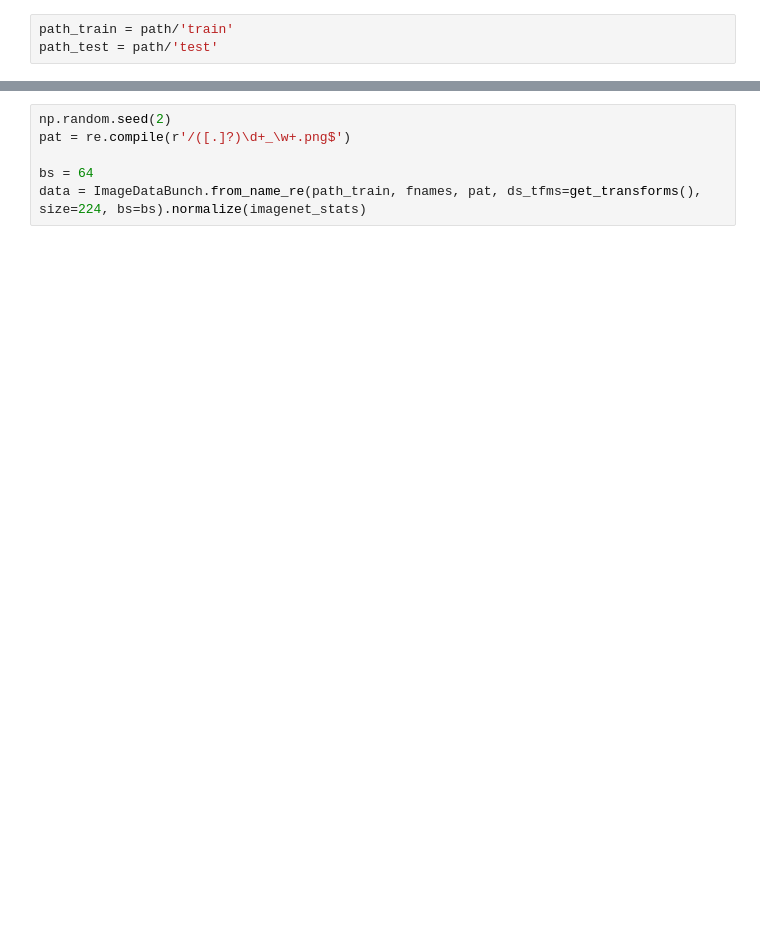
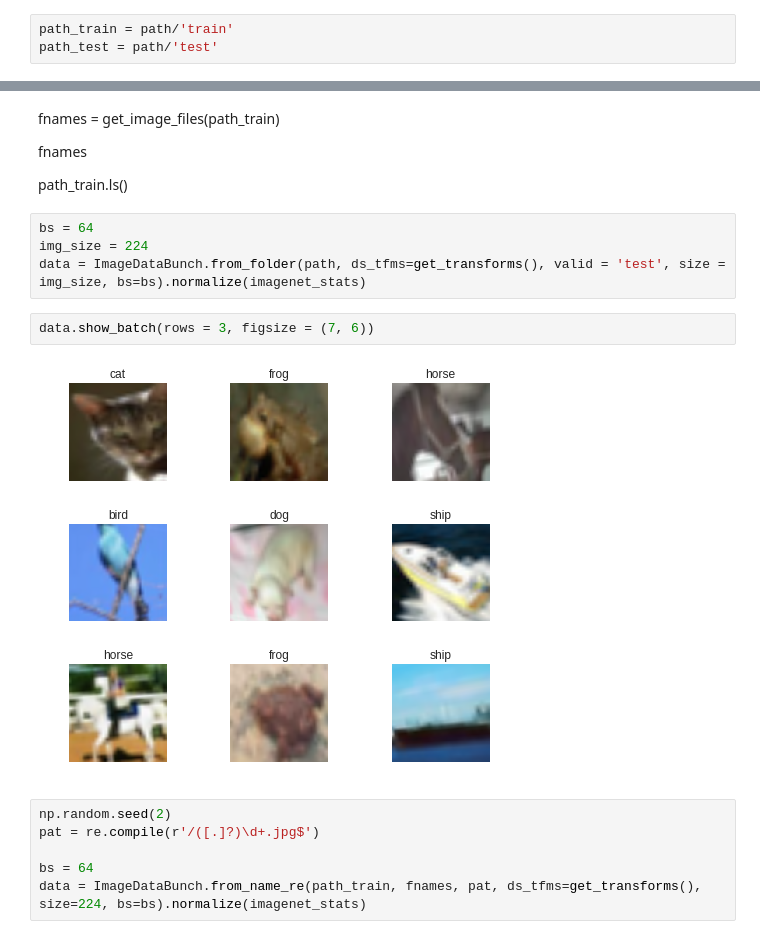
Before and after one commit to Yue1Harriet1/DeepLearningImplementation, a Jupyter notebook: fastai_lesson1_tweak.ipynb, the cells around one changed output, grey strips where cells are left out. Saved outputs shown, nothing was run; the diff lists cells and outputs as text; blank space fills up the shorter version.

```diff
--- a/fastai_lesson1_tweak.ipynb
+++ b/fastai_lesson1_tweak.ipynb
@@ -66,6 +58,20 @@ fnames
+# %% [markdown]
+fnames = get_image_files(path_train)
+
+fnames
+
+path_train.ls()
+# %%
+bs = 64
+img_size = 224
+data = ImageDataBunch.from_folder(path, ds_tfms=get_transforms(), valid = 'test', size = img_size, bs=bs).normalize(imagenet_stats)
+# %%
+data.show_batch(rows = 3, figsize = (7, 6))
+# %% [output]
+[figure, added]
 # %%
 np.random.seed(2)
-pat = re.compile(r'/([.]?)\d+_\w+.png$')
+pat = re.compile(r'/([.]?)\d+.jpg$')
 
 bs = 64
 data = ImageDataBunch.from_name_re(path_train, fnames, pat, ds_tfms=get_transforms(), size=224, bs=bs).normalize(imagenet_stats)
```
Also changed, not shown: parts of 17 cells of this notebook.
